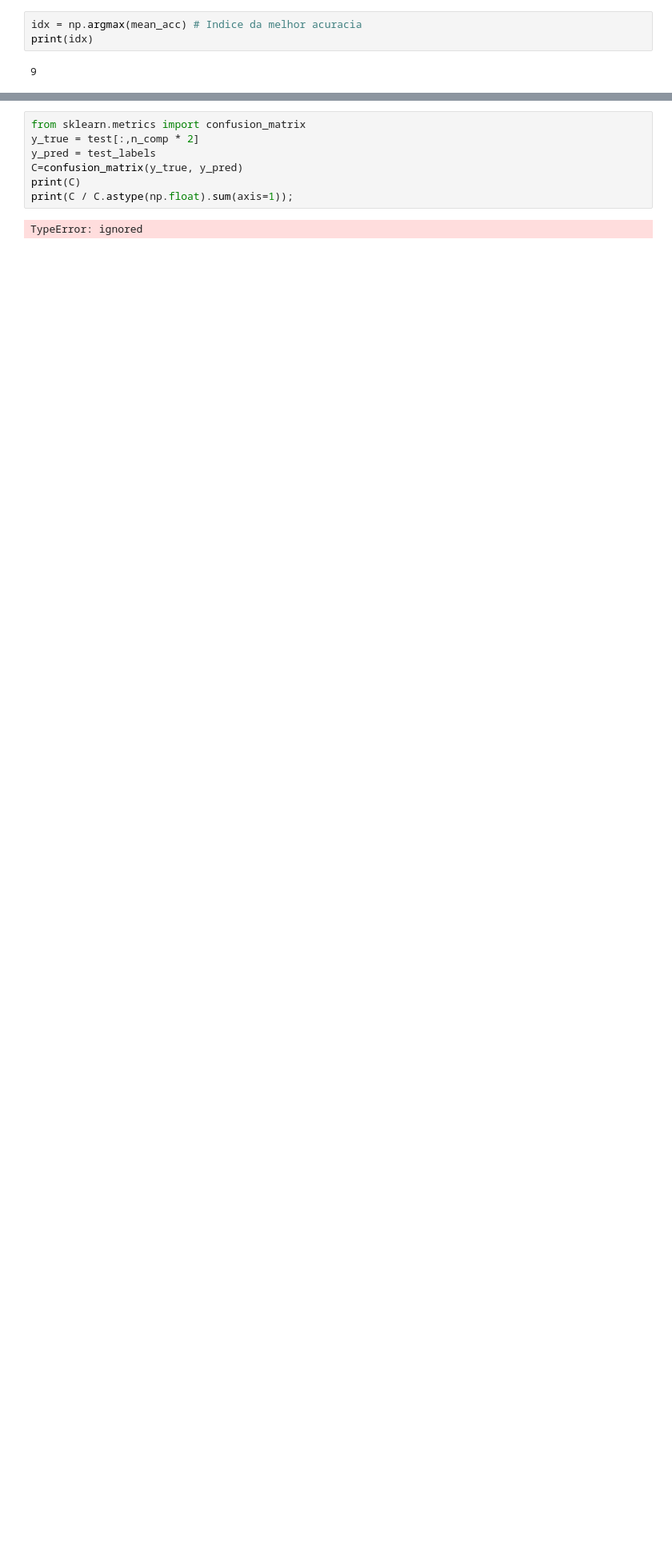
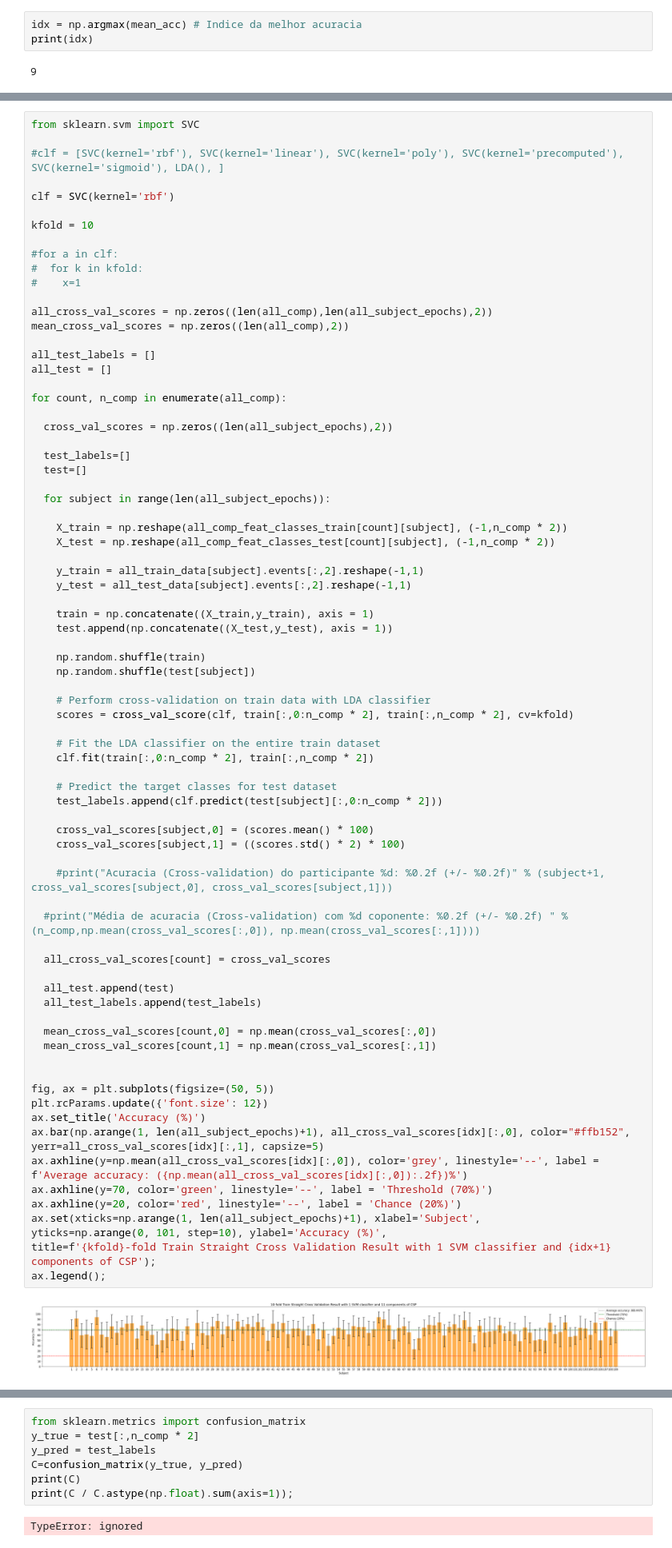
Before and after one commit to MiguelRochaBE/MotorImagery-BCI, a Jupyter notebook: MI_BCI_DatasetAnalysis.ipynb, the cells around one changed output, grey strips where cells are left out. Shown at 80% size. Cells and saved outputs as stored; diff of their text form; blank space fills up the shorter version.

```diff
--- a/MI_BCI_DatasetAnalysis.ipynb
+++ b/MI_BCI_DatasetAnalysis.ipynb
@@ -675,0 +696,78 @@ ax.legend();
+# %%
+from sklearn.svm import SVC
+
+#clf = [SVC(kernel='rbf'), SVC(kernel='linear'), SVC(kernel='poly'), SVC(kernel='precomputed'), SVC(kernel='sigmoid'), LDA(), ]
+
+clf = SVC(kernel='rbf')
+
+kfold = 10
+
+#for a in clf:
+#  for k in kfold:
+#    x=1
+
+all_cross_val_scores = np.zeros((len(all_comp),len(all_subject_epochs),2))
+mean_cross_val_scores = np.zeros((len(all_comp),2))
+
+all_test_labels = []
+all_test = []
+
+for count, n_comp in enumerate(all_comp):
+
+  cross_val_scores = np.zeros((len(all_subject_epochs),2))
+
+  test_labels=[]
+  test=[]
+
+  for subject in range(len(all_subject_epochs)):
+
+    X_train = np.reshape(all_comp_feat_classes_train[count][subject], (-1,n_comp * 2))
+    X_test = np.reshape(all_comp_feat_classes_test[count][subject], (-1,n_comp * 2))
+
+    y_train = all_train_data[subject].events[:,2].reshape(-1,1)
+    y_test = all_test_data[subject].events[:,2].reshape(-1,1)
+
+    train = np.concatenate((X_train,y_train), axis = 1)
+    test.append(np.concatenate((X_test,y_test), axis = 1))
+
+    np.random.shuffle(train)
+    np.random.shuffle(test[subject])
+
+    # Perform cross-validation on train data with LDA classifier
+    scores = cross_val_score(clf, train[:,0:n_comp * 2], train[:,n_comp * 2], cv=kfold)
+
+    # Fit the LDA classifier on the entire train dataset
+    clf.fit(train[:,0:n_comp * 2], train[:,n_comp * 2])
+
+    # Predict the target classes for test dataset
+    test_labels.append(clf.predict(test[subject][:,0:n_comp * 2]))
+
+    cross_val_scores[subject,0] = (scores.mean() * 100)
+    cross_val_scores[subject,1] = ((scores.std() * 2) * 100)
+
+    #print("Acuracia (Cross-validation) do participante %d: %0.2f (+/- %0.2f)" % (subject+1, cross_val_scores[subject,0], cross_val_scores[subject,1]))
+
+  #print("Média de acuracia (Cross-validation) com %d coponente: %0.2f (+/- %0.2f) " % (n_comp,np.mean(cross_val_scores[:,0]), np.mean(cross_val_scores[:,1])))
+
+  all_cross_val_scores[count] = cross_val_scores
+
+  all_test.append(test)
+  all_test_labels.append(test_labels)
+
+  mean_cross_val_scores[count,0] = np.mean(cross_val_scores[:,0])
+  mean_cross_val_scores[count,1] = np.mean(cross_val_scores[:,1])
+
+
+fig, ax = plt.subplots(figsize=(50, 5))
+plt.rcParams.update({'font.size': 12})
+ax.set_title('Accuracy (%)')
+ax.bar(np.arange(1, len(all_subject_epochs)+1), all_cross_val_scores[idx][:,0], color="#ffb152", yerr=all_cross_val_scores[idx][:,1], capsize=5)
+ax.axhline(y=np.mean(all_cross_val_scores[idx][:,0]), color='grey', linestyle='--', label = f'Average accuracy: ({np.mean(all_cross_val_scores[idx][:,0]):.2f})%')
+ax.axhline(y=70, color='green', linestyle='--', label = 'Threshold (70%)')
+ax.axhline(y=20, color='red', linestyle='--', label = 'Chance (20%)')
+ax.set(xticks=np.arange(1, len(all_subject_epochs)+1), xlabel='Subject',
+yticks=np.arange(0, 101, step=10), ylabel='Accuracy (%)',
+title=f'{kfold}-fold Train Straight Cross Validation Result with 1 SVM classifier and {idx+1} components of CSP');
+ax.legend();
+# %% [output]
+[figure, added]
```
Also changed, not shown: parts of 30 cells of this notebook.
